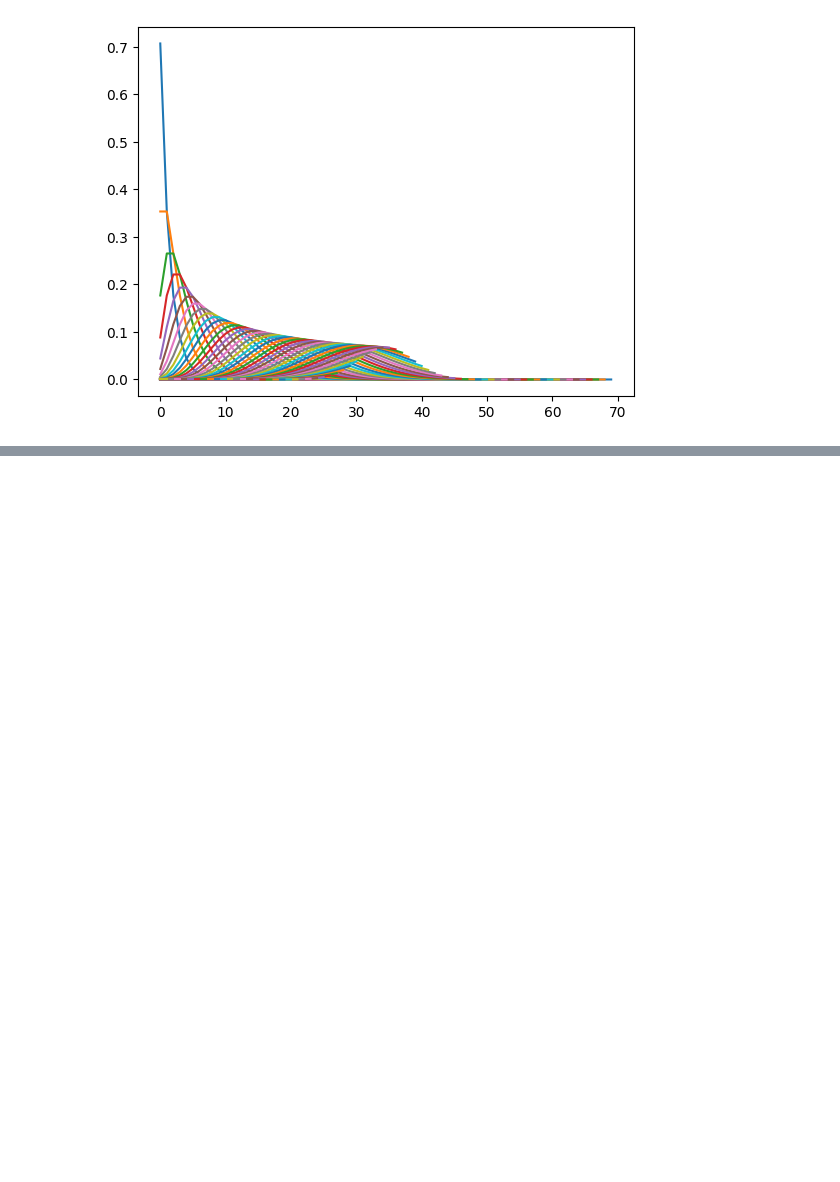
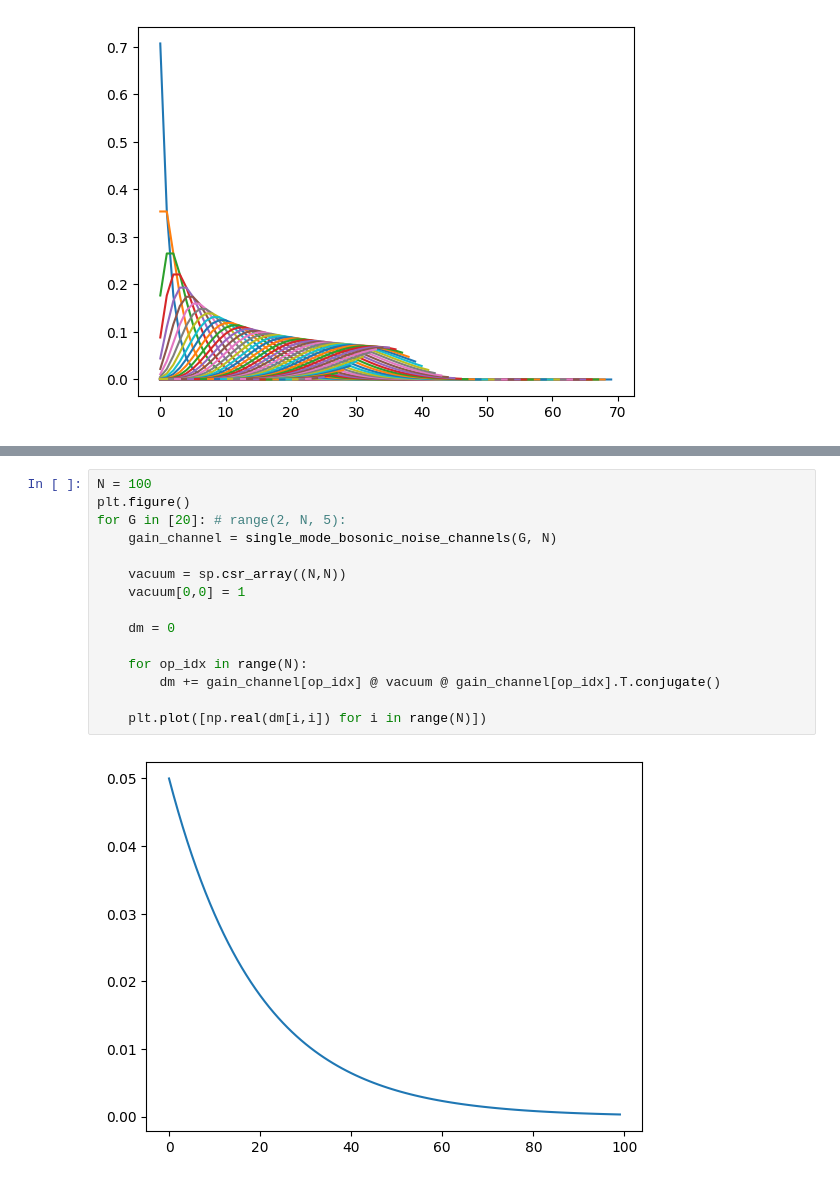
Before and after one commit to sequence-toolbox/SeQUeNCe, a Jupyter notebook: sequence_projects/swap_files/new_kraus_ops.ipynb, the cells around one changed output, grey strips where cells are left out. Cells and saved outputs as stored; diff of their text form; blank space fills up the shorter version.

```diff
--- a/sequence_projects/swap_files/new_kraus_ops.ipynb
+++ b/sequence_projects/swap_files/new_kraus_ops.ipynb
@@ -101,0 +107,17 @@ AttributeError: 'numpy.ndarray' object has no attribute 'type'
+# %%
+N = 100
+plt.figure()
+for G in [20]: # range(2, N, 5):
+    gain_channel = single_mode_bosonic_noise_channels(G, N)
+
+    vacuum = sp.csr_array((N,N))
+    vacuum[0,0] = 1
+
+    dm = 0
+
+    for op_idx in range(N):
+        dm += gain_channel[op_idx] @ vacuum @ gain_channel[op_idx].T.conjugate()
+
+    plt.plot([np.real(dm[i,i]) for i in range(N)])
+# %% [output]
+[figure, added]
```
Also changed, not shown: parts of 4 cells of this notebook.
